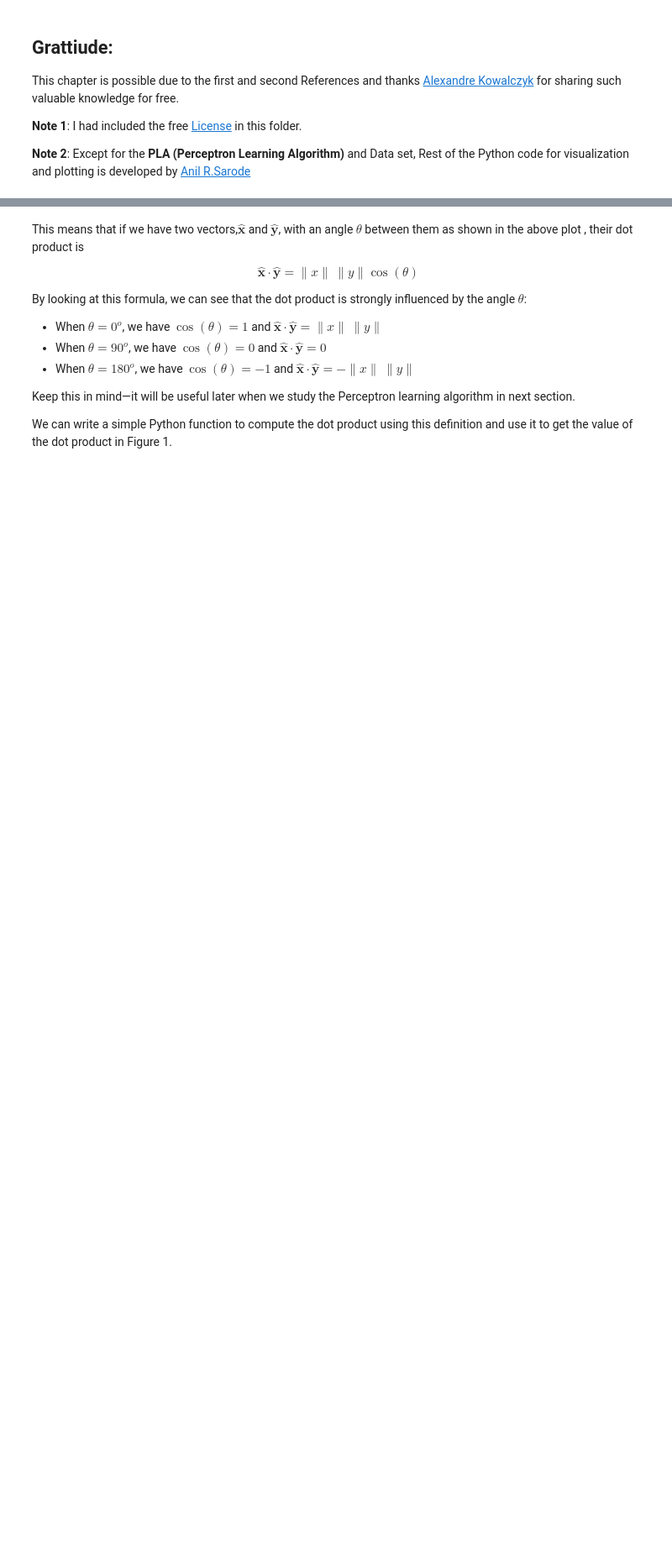
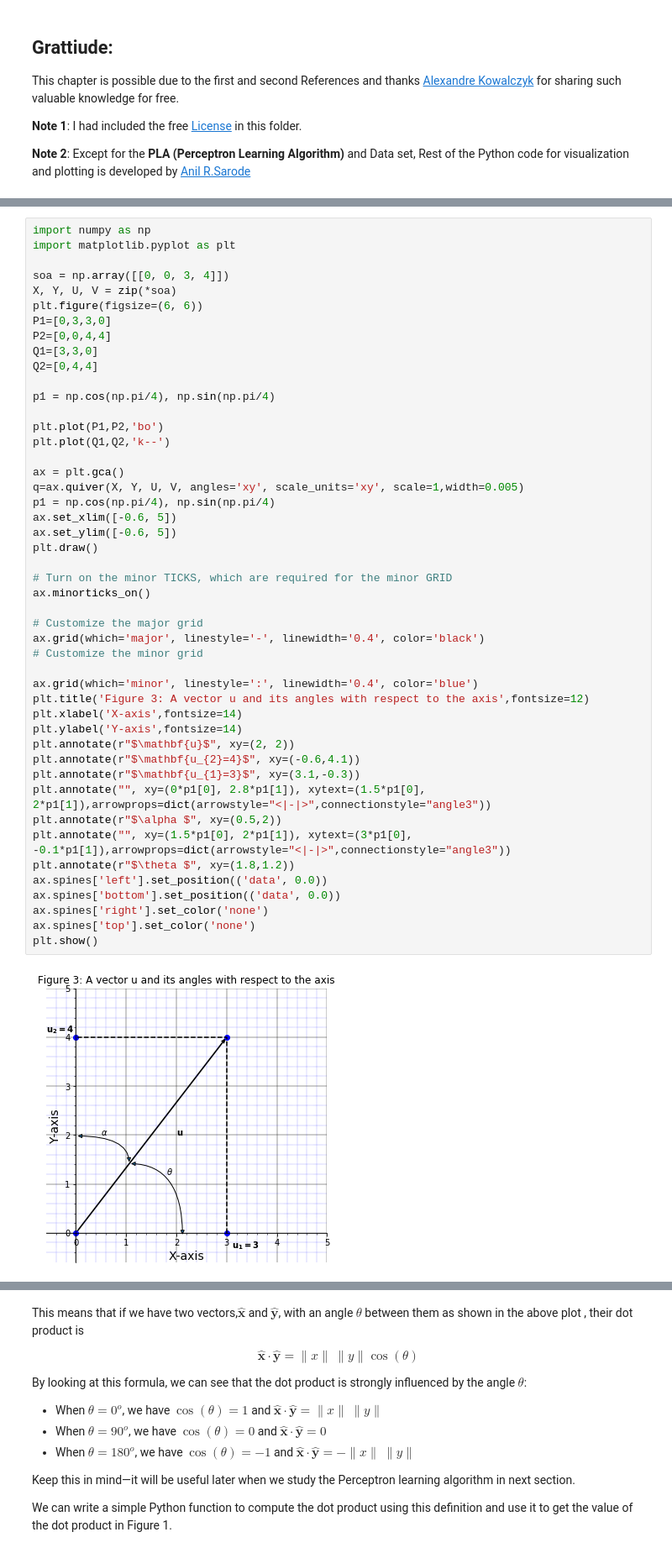
Before and after one commit to AnilSarode/Machine-Learning-Digital-Book-, a Jupyter notebook: The Perceptron/The Perceptron .ipynb, the cells around one changed output, grey strips where cells are left out. Shown: that part at 84% size. Drawn from its saved outputs; the diff is of its cells as text; blank space fills up the shorter version.

```diff
--- a/The Perceptron/The Perceptron .ipynb
+++ b/The Perceptron/The Perceptron .ipynb
@@ -25,0 +203,49 @@ This chapter is possible due to the first and second References and thanks [Alex
+# %%
+import numpy as np
+import matplotlib.pyplot as plt
+
+soa = np.array([[0, 0, 3, 4]])
+X, Y, U, V = zip(*soa)
+plt.figure(figsize=(6, 6))
+P1=[0,3,3,0]
+P2=[0,0,4,4]
+Q1=[3,3,0]
+Q2=[0,4,4]
+
+p1 = np.cos(np.pi/4), np.sin(np.pi/4)
+
+plt.plot(P1,P2,'bo')
+plt.plot(Q1,Q2,'k--')
+
+ax = plt.gca()
+q=ax.quiver(X, Y, U, V, angles='xy', scale_units='xy', scale=1,width=0.005)
+p1 = np.cos(np.pi/4), np.sin(np.pi/4)
+ax.set_xlim([-0.6, 5])
+ax.set_ylim([-0.6, 5])
+plt.draw()
+
+# Turn on the minor TICKS, which are required for the minor GRID
+ax.minorticks_on()
+
+# Customize the major grid
+ax.grid(which='major', linestyle='-', linewidth='0.4', color='black')
+# Customize the minor grid
+
+ax.grid(which='minor', linestyle=':', linewidth='0.4', color='blue')
+plt.title('Figure 3: A vector u and its angles with respect to the axis',fontsize=12)
+plt.xlabel('X-axis',fontsize=14)
+plt.ylabel('Y-axis',fontsize=14)
+plt.annotate(r"$\mathbf{u}$", xy=(2, 2))
+plt.annotate(r"$\mathbf{u_{2}=4}$", xy=(-0.6,4.1))
+plt.annotate(r"$\mathbf{u_{1}=3}$", xy=(3.1,-0.3))
+plt.annotate("", xy=(0*p1[0], 2.8*p1[1]), xytext=(1.5*p1[0], 2*p1[1]),arrowprops=dict(arrowstyle="<|-|>",connectionstyle="angle3"))
+plt.annotate(r"$\alpha $", xy=(0.5,2))
+plt.annotate("", xy=(1.5*p1[0], 2*p1[1]), xytext=(3*p1[0], -0.1*p1[1]),arrowprops=dict(arrowstyle="<|-|>",connectionstyle="angle3"))
+plt.annotate(r"$\theta $", xy=(1.8,1.2))
+ax.spines['left'].set_position(('data', 0.0))
+ax.spines['bottom'].set_position(('data', 0.0))
+ax.spines['right'].set_color('none')
+ax.spines['top'].set_color('none')
+plt.show()
+# %% [output]
+[figure, added]
```
Also changed, not shown: parts of 58 cells of this notebook.
